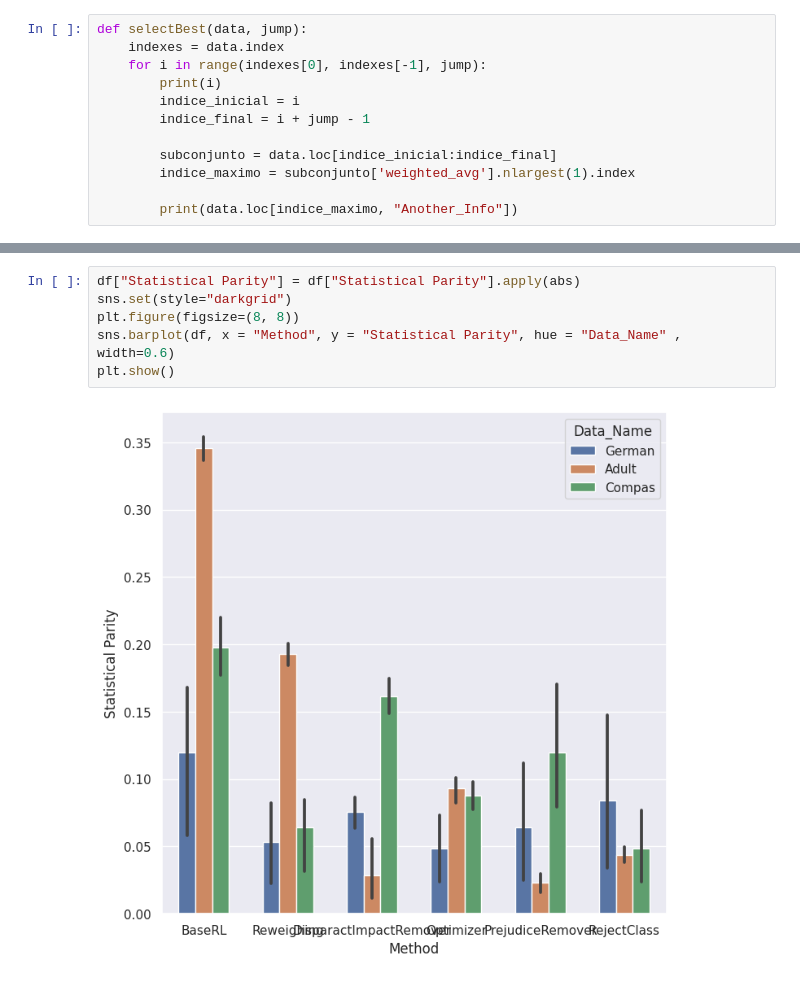
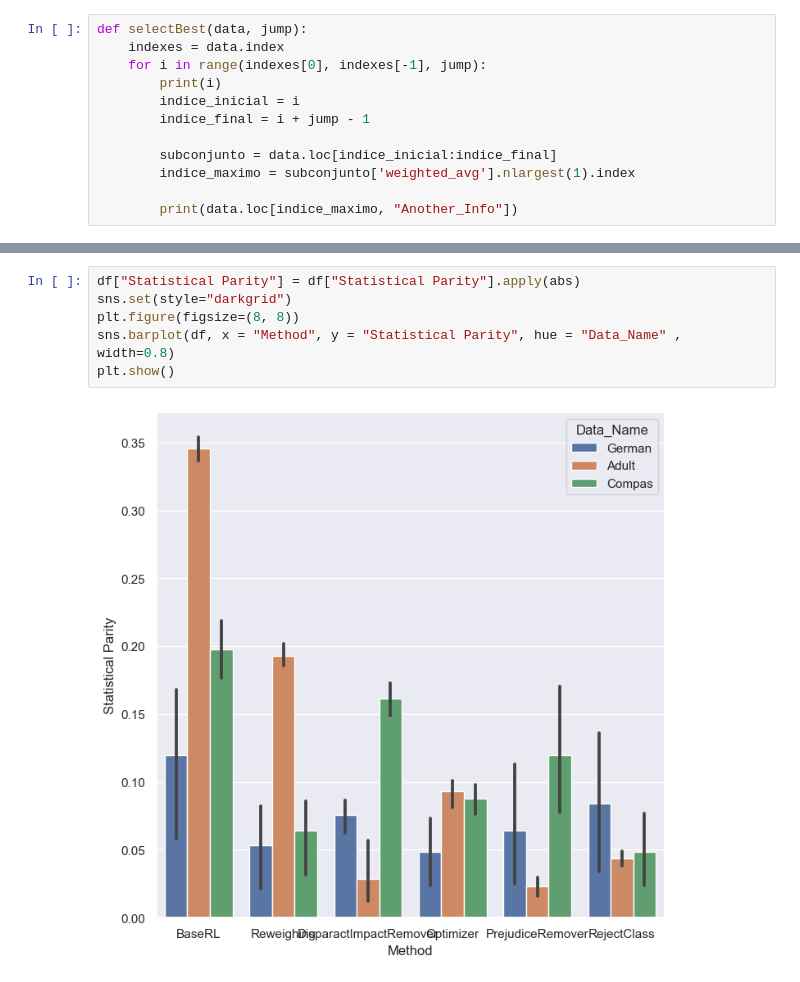
Before and after one commit to murilovpinheiro/Artigo-novo, a Jupyter notebook: graficos.ipynb, the cells around one changed output, grey strips where cells are left out. Drawn from its saved outputs; the diff is of its cells as text.

```diff
--- a/graficos.ipynb
+++ b/graficos.ipynb
@@ -143,11 +109,11 @@ sns.barplot(df, x = "Method", y = "F1-Score", hue = "Data_Name" ,palette='tab10'
 # %%
 df["Statistical Parity"] = df["Statistical Parity"].apply(abs)
 sns.set(style="darkgrid")
 plt.figure(figsize=(8, 8))
-sns.barplot(df, x = "Method", y = "Statistical Parity", hue = "Data_Name" , width=0.6)
+sns.barplot(df, x = "Method", y = "Statistical Parity", hue = "Data_Name" , width=0.8)
 plt.show()
 # %% [output]
-[figure, old version]
+[figure, new version]
 # %%
 method_names = ["BaseRL","Reweighing", "Disparate Impact\nRemover", "Constraint Optimizer", "Prejudice Remover", "Reject Class"]
 data_names = ["Adult", "German", "Compas"]
```
Also changed, not shown: parts of 8 cells of this notebook, 4 other files.
